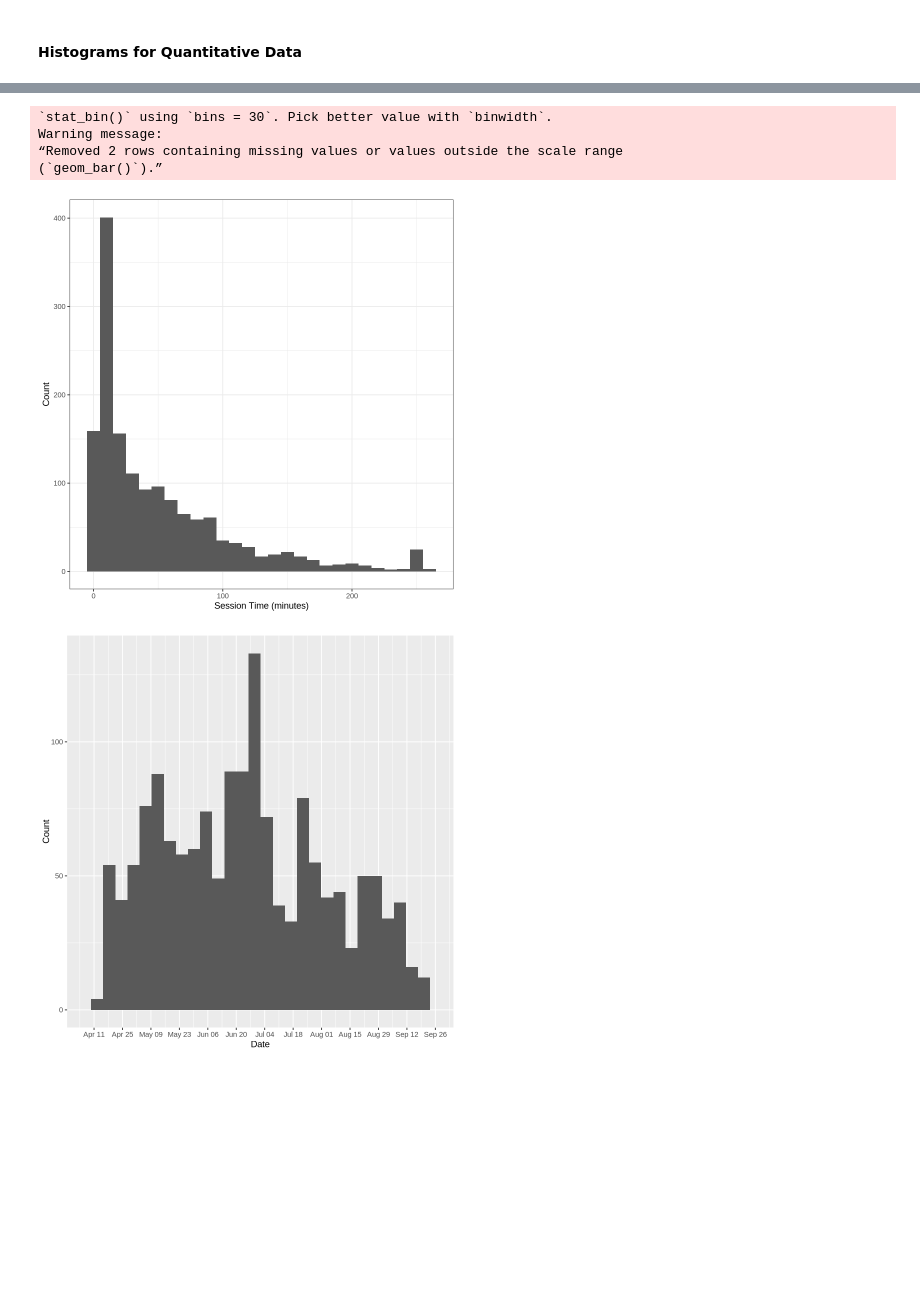
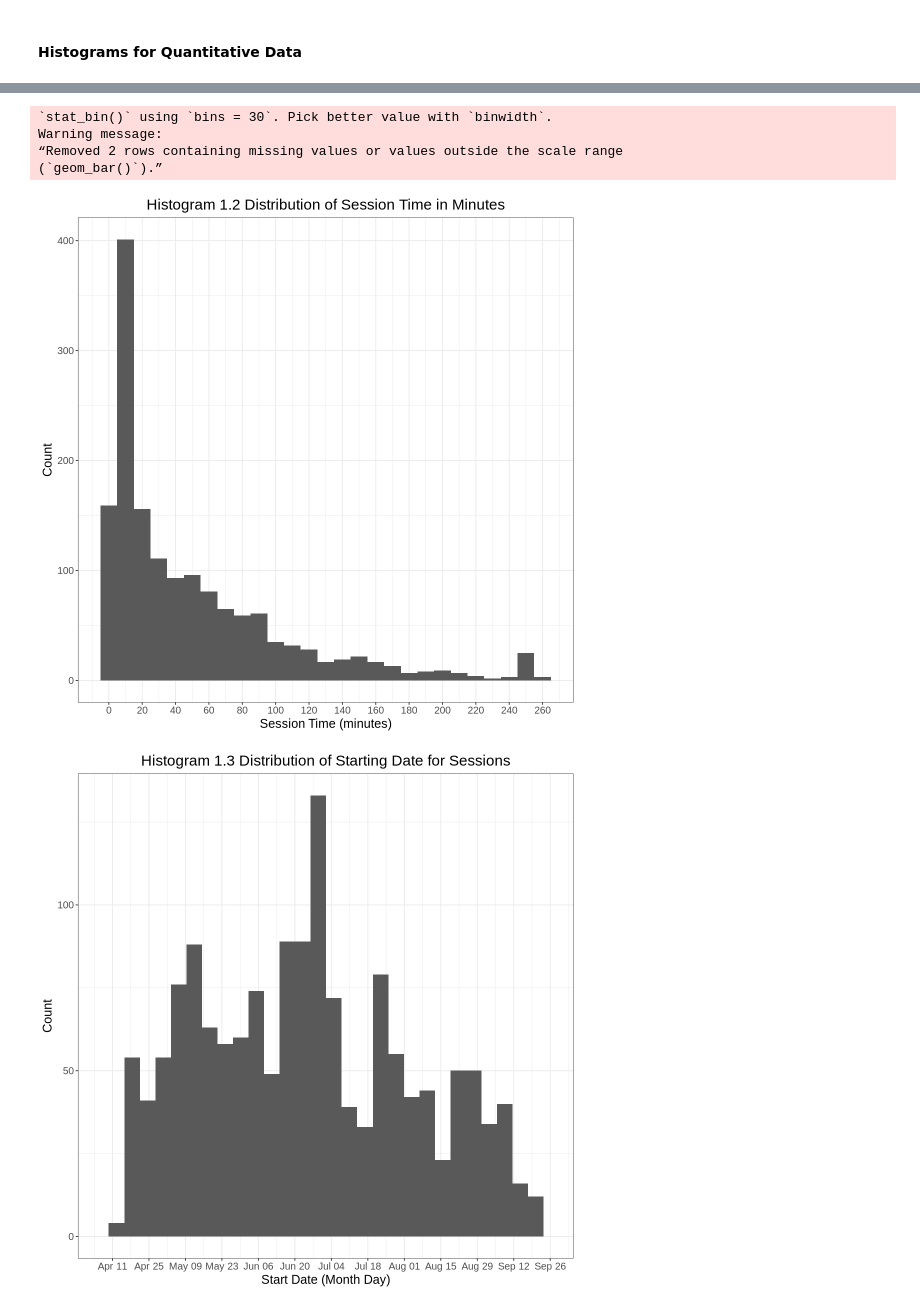
Before and after one commit to wojpc/wojpc-dsci100-project-008-09, a Jupyter notebook: individual_EDA_group09_008_peterwojnicki.ipynb, the cells around one changed output, grey strips where cells are left out. Saved outputs shown, nothing was run; the diff lists cells and outputs as text; code cells hidden in the pictures; blank space fills up the shorter version.

Commit message:
Updated Histogram Names

```diff
--- a/individual_EDA_group09_008_peterwojnicki.ipynb
+++ b/individual_EDA_group09_008_peterwojnicki.ipynb
@@ -200,37 +253,61 @@ sessions_players_elapsed_max
 # %% [markdown]
 #### Histograms for Quantitative Data
 # %%
+options(repr.plot.width = 9, repr.plot.height = 9)
+
 age_plot <- players_data |>
     ggplot(aes(x = Age)) +
     geom_histogram() +
     labs(x = "Age (years)",
-        y = "Count") +
-    theme_bw()
+        y = "Count",
+        title = "Histogram 1.0 Distribution of Age of Players") +
+    scale_x_continuous(n.breaks = 20) +
+    theme_bw() +
+    theme(text = element_text(size = 15),
+         plot.title = element_text(hjust = 0.5))
 
 played_hours_plot <- players_data |>
     ggplot(aes(x = played_hours)) +
     geom_histogram(binwidth = 10) +
     labs(x = "Hours Played (hours)",
-        y = "Count") +
-    theme_bw()
+        y = "Count",
+        title = "Histogram 1.1 Distribution of Hours Played Per Player") +
+    scale_x_continuous(n.breaks = 10) +
+    theme_bw() +
+    theme(text = element_text(size = 15),
+         plot.title = element_text(hjust = 0.5))
 
 session_elapsed_plot <- sessions_players_elapsed |>
  ggplot(aes(x =  session_time_elapsed)) +
     geom_histogram(binwidth = 10) +
     labs(x = "Session Time (minutes)",
-        y = "Count") +
-    theme_bw()
+        y = "Count",
+        title = "Histogram 1.2 Distribution of Session Time in Minutes") +
+    scale_x_continuous(n.breaks = 20) +
+    theme_bw() +
+    theme(text = element_text(size = 15),
+         plot.title = element_text(hjust = 0.5))
 
 start_date <- min(sessions_players_elapsed$start_time)
 end_date <- max(sessions_players_elapsed$start_time)
 session_time_plot <- sessions_players_elapsed |>
     ggplot(aes(x = start_time)) +
     geom_histogram() +
-    labs(x = "Date",
-        y = "Count") +
+    labs(x = "Start Date (Month Day)",
+        y = "Count",
+        title = "Histogram 1.3 Distribution of Starting Date for Sessions") +
     scale_x_datetime(date_labels = "%b %d",
                     date_breaks = "14 days",
-                    limits =  as.POSIXct(c(start_date, end_date)))
+                    limits =  as.POSIXct(c(start_date, end_date))) +
+    theme_bw() +
+    theme(text = element_text(size = 15),
+         plot.title = element_text(hjust = 0.5))
+
+ggsave("age_plot.png", plot = age_plot, width = 9, height = 9, dpi = 300)
+ggsave("played_hours_plot.png", plot = played_hours_plot, width = 9, height = 9, dpi = 300)
+ggsave("session_elapsed_plot.png", plot = session_elapsed_plot, width = 9, height = 9, dpi = 300)
+ggsave("session_time_plot.png", plot = session_time_plot, width = 9, height = 9, dpi = 300)
+
 age_plot
 played_hours_plot
 session_elapsed_plot
@@ -246,6 +332,6 @@ Warning message:
 `stat_bin()` using `bins = 30`. Pick better value with `binwidth`.
 Warning message:
 “Removed 2 rows containing missing values or values outside the scale range
 (`geom_bar()`).”
-[figure, old version]
+[figure, new version]
-[figure, old version]
+[figure, new version]
```
Also changed, not shown: parts of 6 cells of this notebook, 4 other files.
